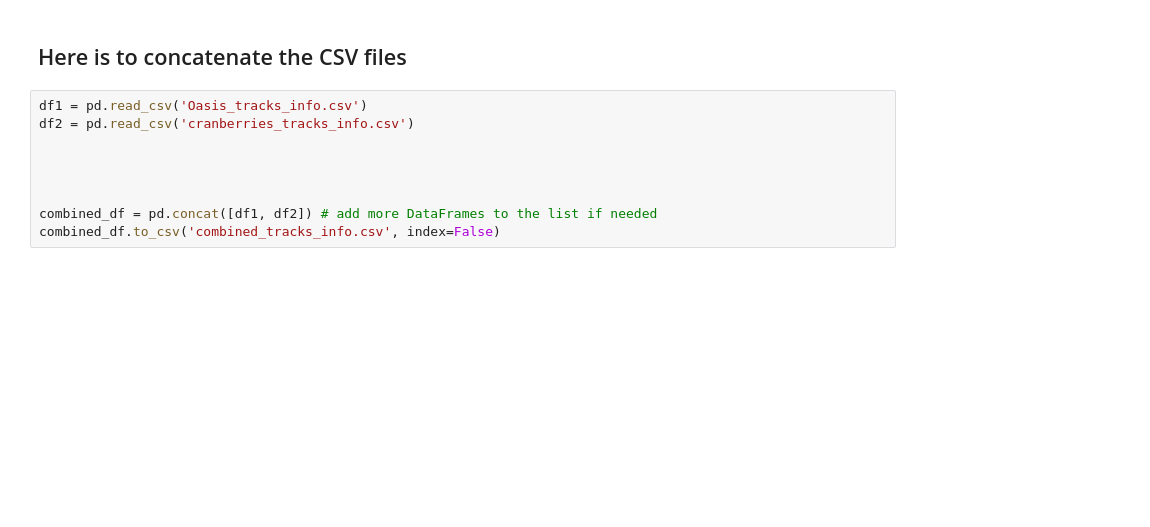
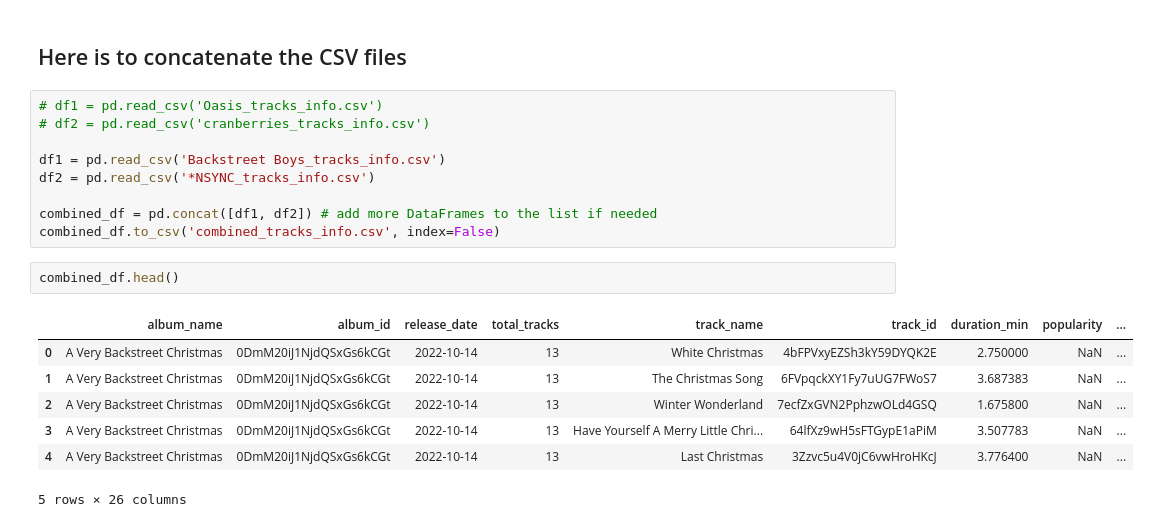
Before and after one commit to richirey75/Data-Mining-CS4990, a Jupyter notebook: DataMiningProject.ipynb, the cells around one changed output. Drawn from its saved outputs; the diff is of its cells as text; blank space fills up the shorter version.

```diff
--- a/DataMiningProject.ipynb
+++ b/DataMiningProject.ipynb
@@ -239,11 +233,21 @@ Enter an artist name: Oasis
 # %% [markdown]
 ## Here is to concatenate the CSV files
 # %%
-df1 = pd.read_csv('Oasis_tracks_info.csv')
-df2 = pd.read_csv('cranberries_tracks_info.csv')
+# df1 = pd.read_csv('Oasis_tracks_info.csv')
+# df2 = pd.read_csv('cranberries_tracks_info.csv')
 
-
-
+df1 = pd.read_csv('Backstreet Boys_tracks_info.csv')
+df2 = pd.read_csv('*NSYNC_tracks_info.csv')
 
 combined_df = pd.concat([df1, df2]) # add more DataFrames to the list if needed
 combined_df.to_csv('combined_tracks_info.csv', index=False)
+# %%
+combined_df.head()
+# %% [output]
+|  | album_name | album_id | release_date | total_tracks | track_name | track_id | duration_min | popularity | ... |
+| 0 | A Very Backstreet Christmas | 0DmM20iJ1NjdQSxGs6kCGt | 2022-10-14 | 13 | White Christmas | 4bFPVxyEZSh3kY59DYQK2E | 2.750000 | NaN | ... |
+| 1 | A Very Backstreet Christmas | 0DmM20iJ1NjdQSxGs6kCGt | 2022-10-14 | 13 | The Christmas Song | 6FVpqckXY1Fy7uUG7FWoS7 | 3.687383 | NaN | ... |
+| 2 | A Very Backstreet Christmas | 0DmM20iJ1NjdQSxGs6kCGt | 2022-10-14 | 13 | Winter Wonderland | 7ecfZxGVN2PphzwOLd4GSQ | 1.675800 | NaN | ... |
+| 3 | A Very Backstreet Christmas | 0DmM20iJ1NjdQSxGs6kCGt | 2022-10-14 | 13 | Have Yourself A Merry Little Chri... | 64lfXz9wH5sFTGypE1aPiM | 3.507783 | NaN | ... |
+| 4 | A Very Backstreet Christmas | 0DmM20iJ1NjdQSxGs6kCGt | 2022-10-14 | 13 | Last Christmas | 3Zzvc5u4V0jC6vwHroHKcJ | 3.776400 | NaN | ... |
+5 rows × 26 columns
```
Also changed, not shown: parts of 10 cells of this notebook.
